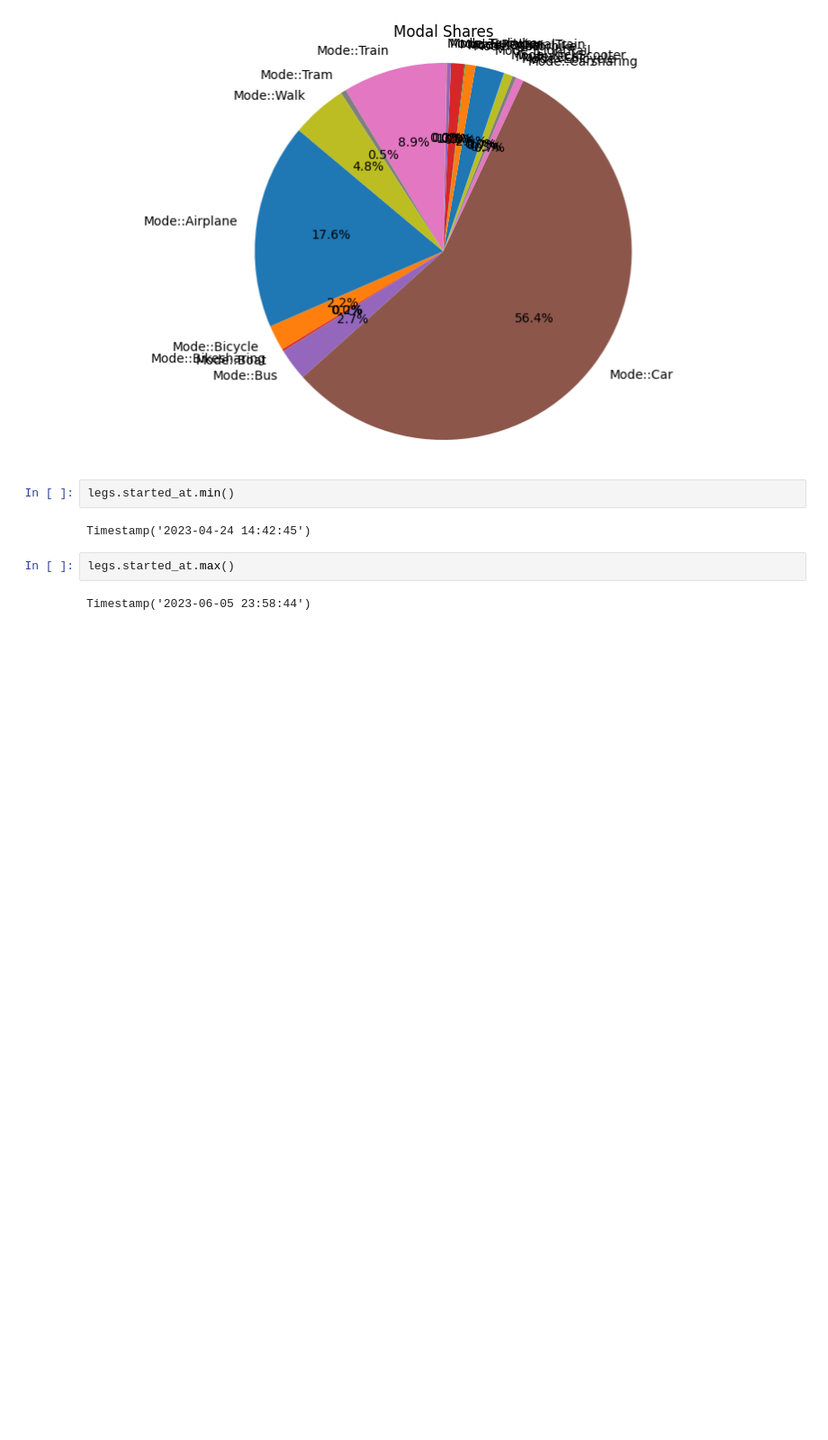
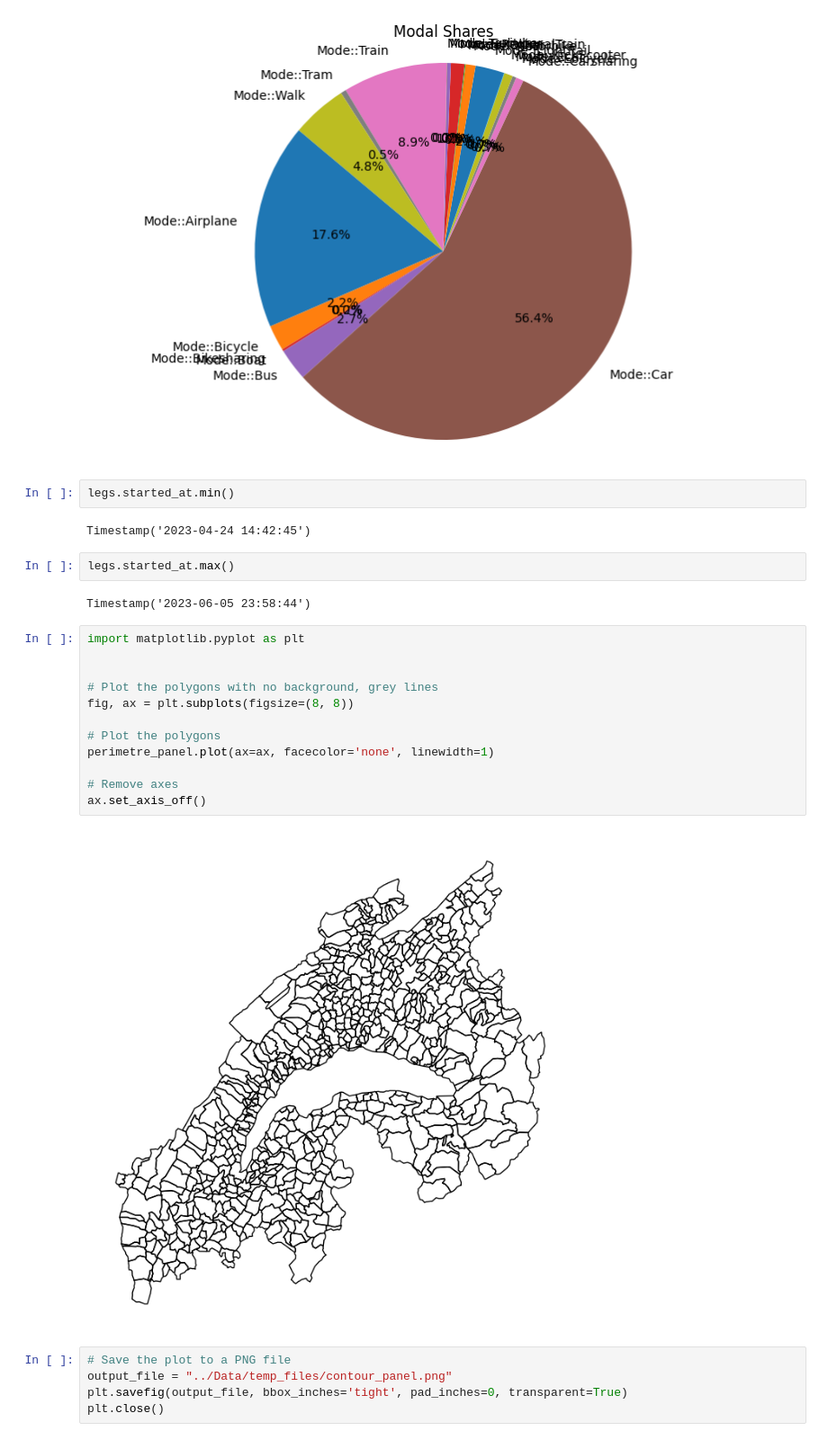
Before and after one commit to meschultheiss/Feuille-de-route-GPS, a Jupyter notebook: Notebooks/module1_v4.ipynb, the cells around one changed output. Shown at 90% size. Drawn from its saved outputs; the diff is of its cells as text; blank space fills up the shorter version.

```diff
--- a/Notebooks/module1_v4.ipynb
+++ b/Notebooks/module1_v4.ipynb
@@ -517,3 +508,22 @@ Timestamp('2023-04-24 14:42:45')
 legs.started_at.max()
 # %% [output]
 Timestamp('2023-06-05 23:58:44')
+# %%
+import matplotlib.pyplot as plt
+
+
+# Plot the polygons with no background, grey lines
+fig, ax = plt.subplots(figsize=(8, 8))
+
+# Plot the polygons
+perimetre_panel.plot(ax=ax, facecolor='none', linewidth=1)
+
+# Remove axes
+ax.set_axis_off()
+# %% [output]
+[figure, added]
+# %%
+# Save the plot to a PNG file
+output_file = "../Data/temp_files/contour_panel.png"
+plt.savefig(output_file, bbox_inches='tight', pad_inches=0, transparent=True)
+plt.close()
```
Also changed, not shown: parts of 8 cells of this notebook, 5 other files.
